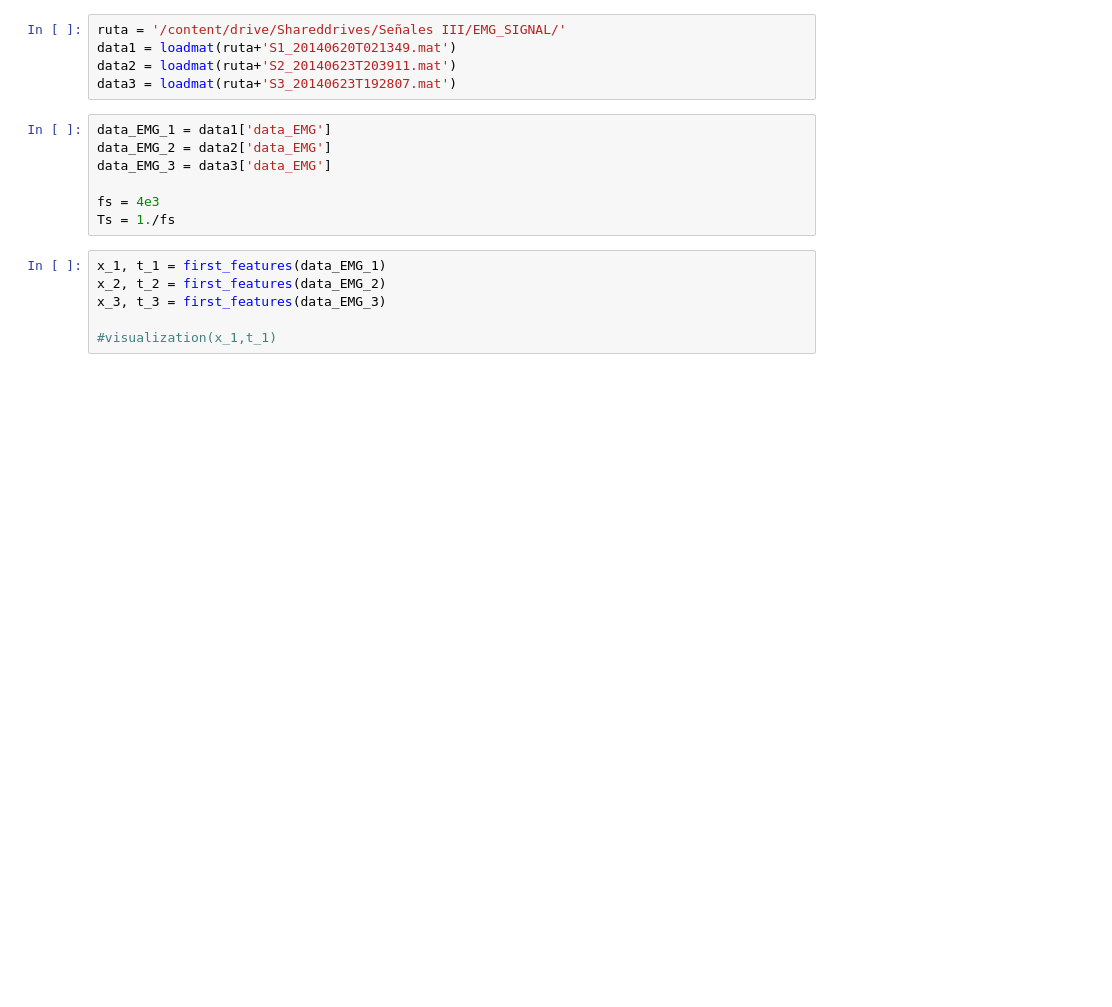
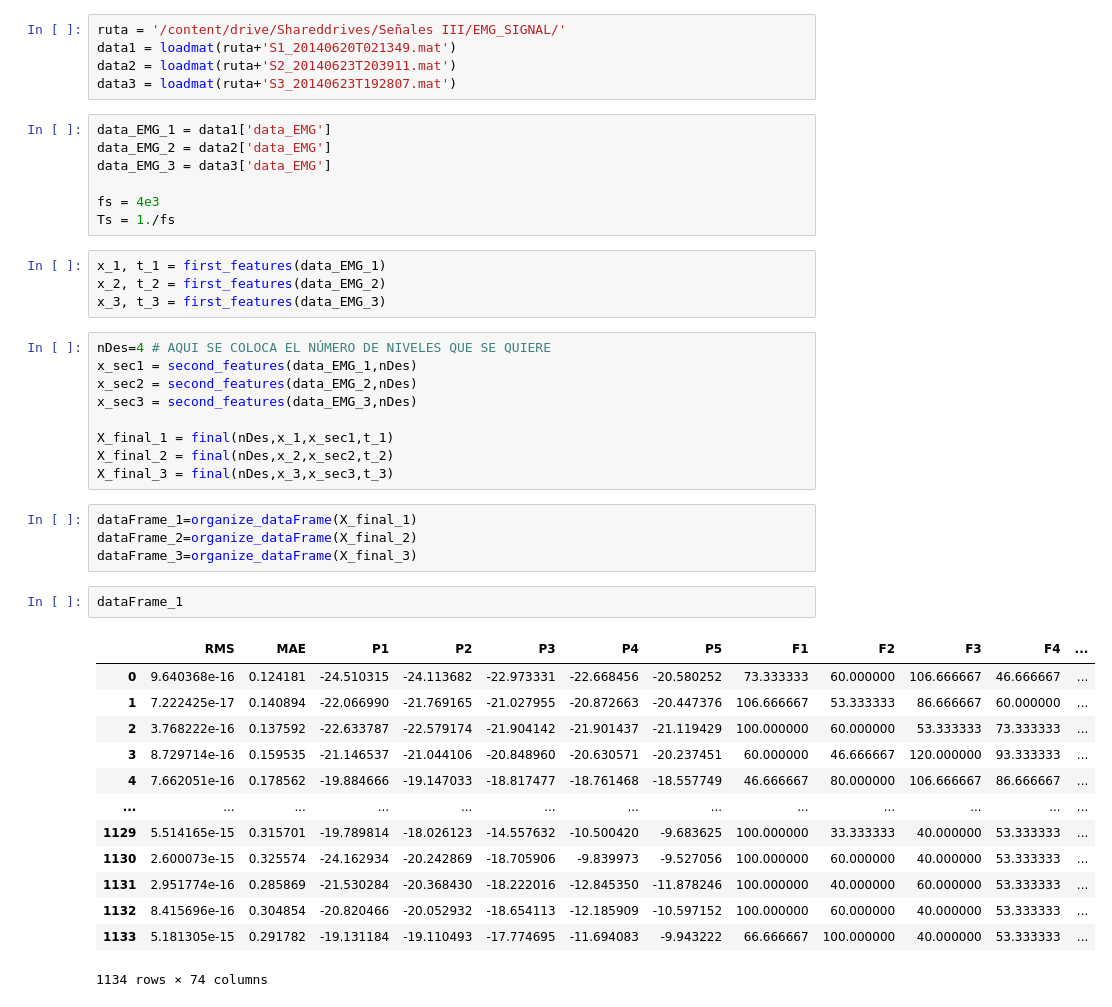
Before and after one commit to alejandrazuleta1/analisis-multivariado-emg, a Jupyter notebook: Análisis_Multivariado_EMG.ipynb, the cells around one changed output. Saved outputs shown, nothing was run; the diff lists cells and outputs as text; blank space fills up the shorter version.

Commit message:
Se agregan las características faltantes y se organizan los dataframes.

```diff
--- a/Análisis_Multivariado_EMG.ipynb
+++ b/Análisis_Multivariado_EMG.ipynb
@@ -177,5 +236,32 @@ Ts = 1./fs
 x_1, t_1 = first_features(data_EMG_1)
 x_2, t_2 = first_features(data_EMG_2)
 x_3, t_3 = first_features(data_EMG_3)
-
-#visualization(x_1,t_1)
+# %%
+nDes=4 # AQUI SE COLOCA EL NÚMERO DE NIVELES QUE SE QUIERE
+x_sec1 = second_features(data_EMG_1,nDes)
+x_sec2 = second_features(data_EMG_2,nDes)
+x_sec3 = second_features(data_EMG_3,nDes)
+
+X_final_1 = final(nDes,x_1,x_sec1,t_1)
+X_final_2 = final(nDes,x_2,x_sec2,t_2)
+X_final_3 = final(nDes,x_3,x_sec3,t_3)
+# %%
+dataFrame_1=organize_dataFrame(X_final_1)
+dataFrame_2=organize_dataFrame(X_final_2)
+dataFrame_3=organize_dataFrame(X_final_3)
+# %%
+dataFrame_1
+# %% [output]
+|  | RMS | MAE | P1 | P2 | P3 | P4 | P5 | F1 | F2 | F3 | F4 | ... |
+| 0 | 9.640368e-16 | 0.124181 | -24.510315 | -24.113682 | -22.973331 | -22.668456 | -20.580252 | 73.333333 | 60.000000 | 106.666667 | 46.666667 | ... |
+| 1 | 7.222425e-17 | 0.140894 | -22.066990 | -21.769165 | -21.027955 | -20.872663 | -20.447376 | 106.666667 | 53.333333 | 86.666667 | 60.000000 | ... |
+| 2 | 3.768222e-16 | 0.137592 | -22.633787 | -22.579174 | -21.904142 | -21.901437 | -21.119429 | 100.000000 | 60.000000 | 53.333333 | 73.333333 | ... |
+| 3 | 8.729714e-16 | 0.159535 | -21.146537 | -21.044106 | -20.848960 | -20.630571 | -20.237451 | 60.000000 | 46.666667 | 120.000000 | 93.333333 | ... |
+| 4 | 7.662051e-16 | 0.178562 | -19.884666 | -19.147033 | -18.817477 | -18.761468 | -18.557749 | 46.666667 | 80.000000 | 106.666667 | 86.666667 | ... |
+| ... | ... | ... | ... | ... | ... | ... | ... | ... | ... | ... | ... | ... |
+| 1129 | 5.514165e-15 | 0.315701 | -19.789814 | -18.026123 | -14.557632 | -10.500420 | -9.683625 | 100.000000 | 33.333333 | 40.000000 | 53.333333 | ... |
+| 1130 | 2.600073e-15 | 0.325574 | -24.162934 | -20.242869 | -18.705906 | -9.839973 | -9.527056 | 100.000000 | 60.000000 | 40.000000 | 53.333333 | ... |
+| 1131 | 2.951774e-16 | 0.285869 | -21.530284 | -20.368430 | -18.222016 | -12.845350 | -11.878246 | 100.000000 | 40.000000 | 60.000000 | 53.333333 | ... |
+| 1132 | 8.415696e-16 | 0.304854 | -20.820466 | -20.052932 | -18.654113 | -12.185909 | -10.597152 | 100.000000 | 60.000000 | 40.000000 | 53.333333 | ... |
+| 1133 | 5.181305e-15 | 0.291782 | -19.131184 | -19.110493 | -17.774695 | -11.694083 | -9.943222 | 66.666667 | 100.000000 | 40.000000 | 53.333333 | ... |
+1134 rows × 74 columns
```
Also changed, not shown: parts of 3 cells of this notebook.
